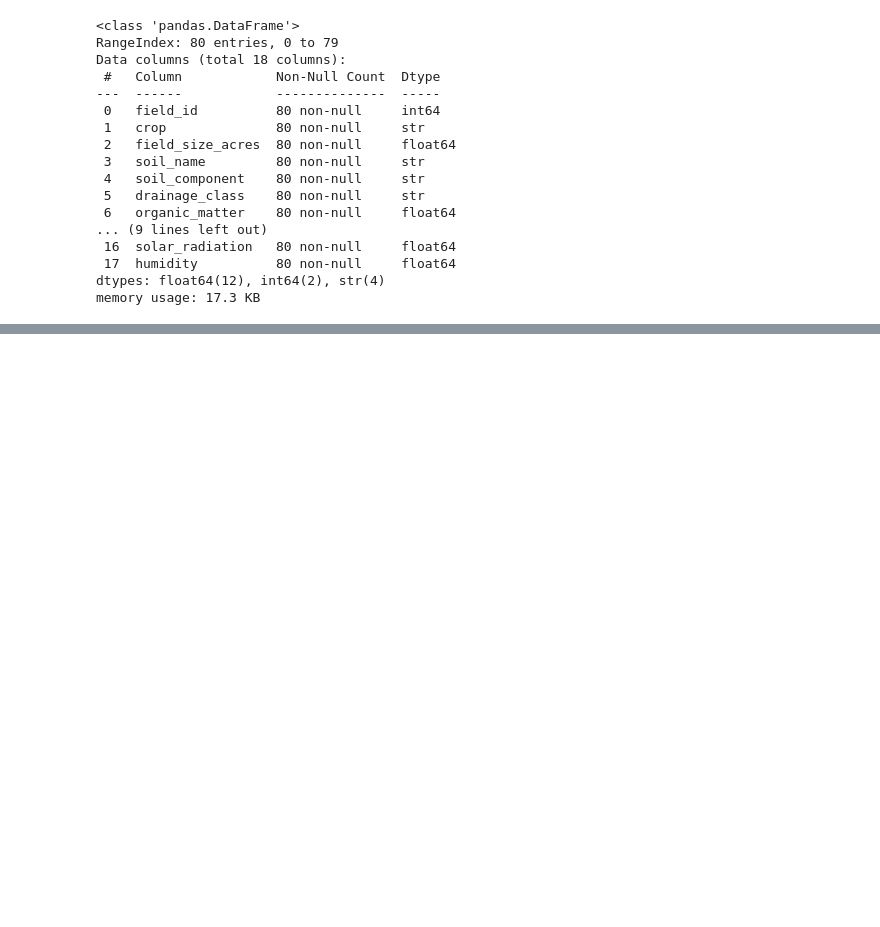
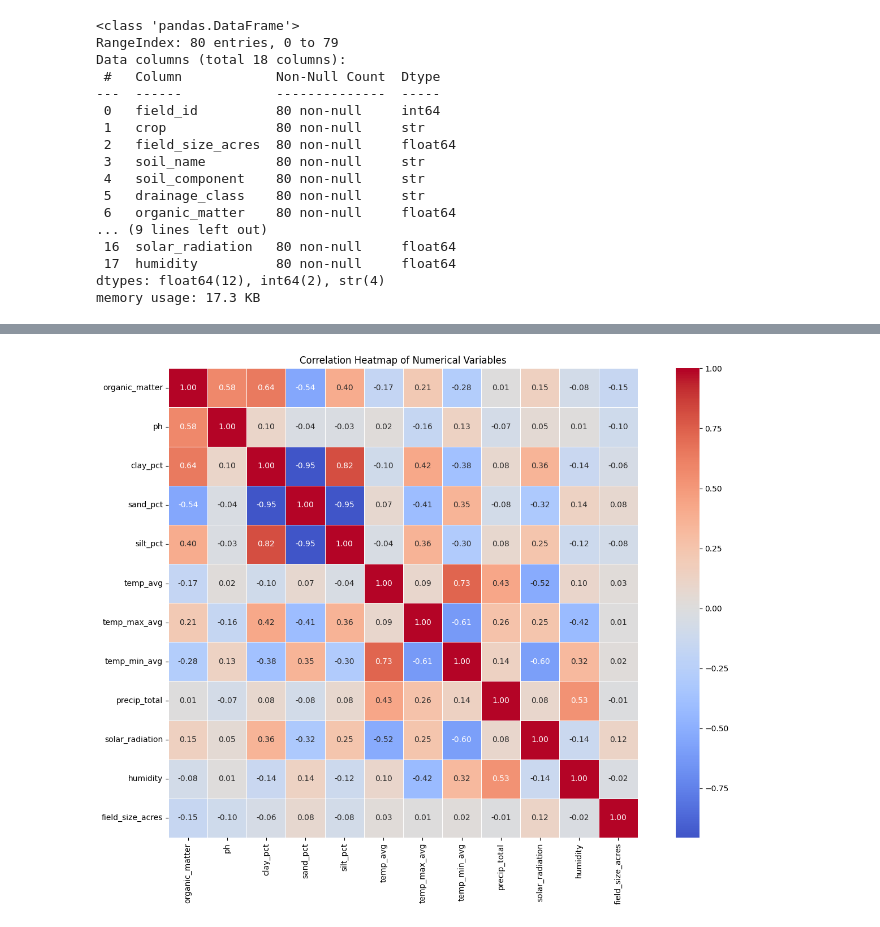
Before and after one commit to sg459/agent-project, a Jupyter notebook: notebooks/03_field_eda.ipynb, the cells around one changed output, grey strips where cells are left out. Saved outputs shown, nothing was run; the diff lists cells and outputs as text; code cells hidden in the pictures; blank space fills up the shorter version.

```diff
--- a/notebooks/03_field_eda.ipynb
+++ b/notebooks/03_field_eda.ipynb
@@ -37,0 +127,21 @@ df.describe()
+# %%
+# HEATMAP
+
+import pandas as pd
+import matplotlib.pyplot as plt
+import seaborn as sns
+df = pd.read_csv('../data/assignment-02/field_summary.csv')
+# Select numerical variables
+num_cols = ['organic_matter', 'ph', 'clay_pct', 'sand_pct', 'silt_pct',
+            'temp_avg', 'temp_max_avg', 'temp_min_avg',
+            'precip_total', 'solar_radiation', 'humidity', 'field_size_acres']
+corr = df[num_cols].corr()
+# Heatmap
+fig, ax = plt.subplots(figsize=(14, 10))
+sns.heatmap(corr, annot=True, fmt='.2f', cmap='coolwarm', center=0,
+            square=True, linewidths=0.5, ax=ax)
+ax.set_title('Correlation Heatmap of Numerical Variables')
+plt.tight_layout()
+plt.show()
+# %% [output]
+[figure, added]
```
Also changed, not shown: parts of 4 cells of this notebook.
